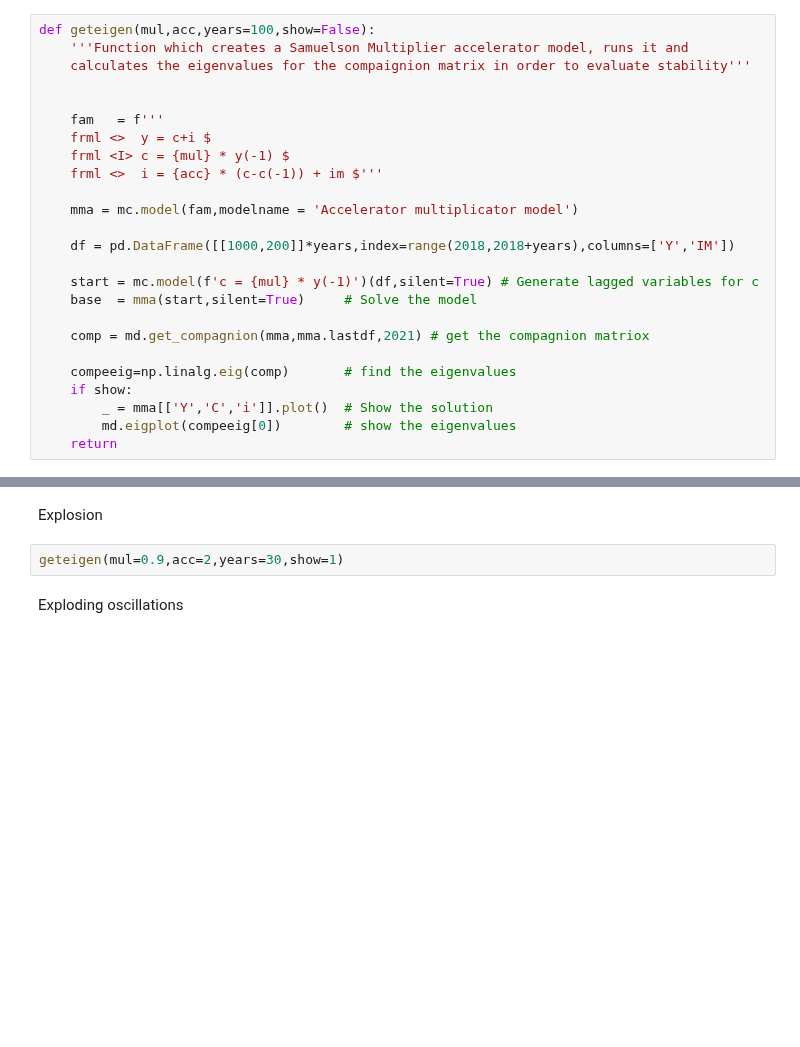
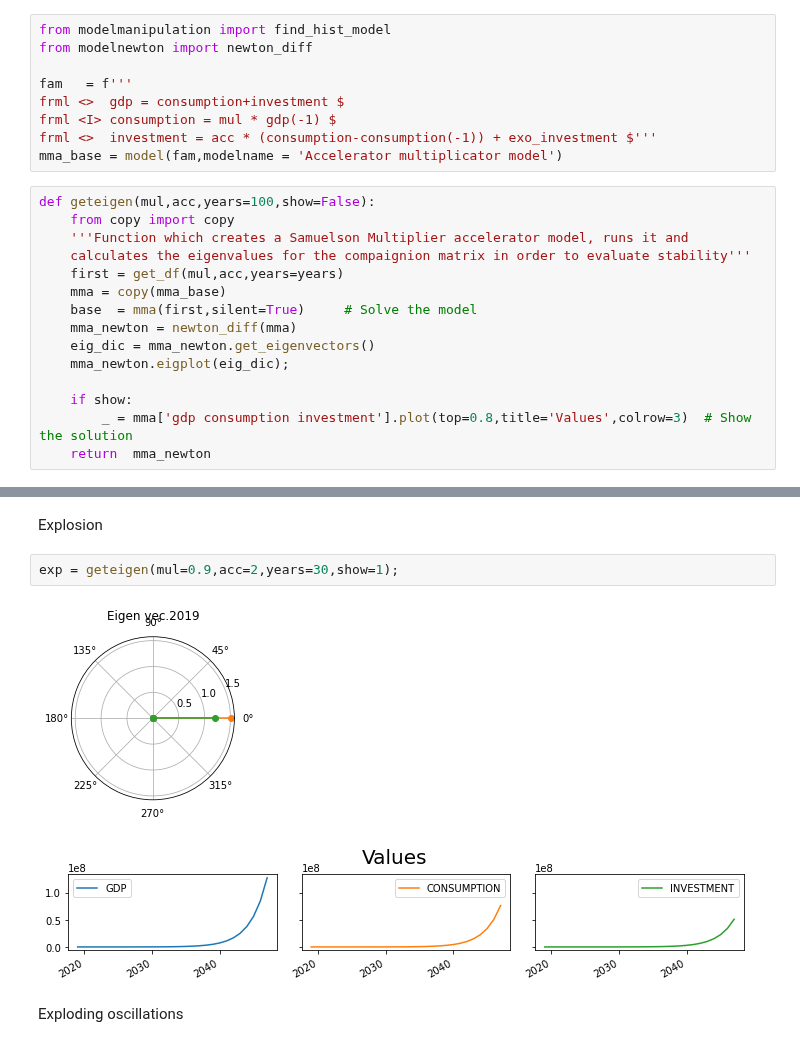
Before and after one commit to IbHansen/Modelflow2, a Jupyter notebook: Examples/ModelFlow features/Differentiation .ipynb, the cells around one changed output, grey strips where cells are left out. Cells and saved outputs as stored; diff of their text form; blank space fills up the shorter version.

```diff
--- a/Examples/ModelFlow features/Differentiation .ipynb
+++ b/Examples/ModelFlow features/Differentiation .ipynb
@@ -92,28 +84,27 @@ md.get_compagnion(mma,mma.lastdf,2018)
+# %%
+from modelmanipulation import find_hist_model
+from modelnewton import newton_diff
+
+fam   = f'''
+frml <>  gdp = consumption+investment $
+frml <I> consumption = mul * gdp(-1) $
+frml <>  investment = acc * (consumption-consumption(-1)) + exo_investment $'''
+mma_base = model(fam,modelname = 'Accelerator multiplicator model')
 # %%
 def geteigen(mul,acc,years=100,show=False):
+    from copy import copy
     '''Function which creates a Samuelson Multiplier accelerator model, runs it and
     calculates the eigenvalues for the compaignion matrix in order to evaluate stability'''
+    first = get_df(mul,acc,years=years)
+    mma = copy(mma_base)
+    base  = mma(first,silent=True)     # Solve the model
+    mma_newton = newton_diff(mma)
+    eig_dic = mma_newton.get_eigenvectors()
+    mma_newton.eigplot(eig_dic);
 
-
-    fam   = f'''
-    frml <>  y = c+i $
-    frml <I> c = {mul} * y(-1) $
-    frml <>  i = {acc} * (c-c(-1)) + im $'''
-
-    mma = mc.model(fam,modelname = 'Accelerator multiplicator model')
-
-    df = pd.DataFrame([[1000,200]]*years,index=range(2018,2018+years),columns=['Y','IM'])
-
-    start = mc.model(f'c = {mul} * y(-1)')(df,silent=True) # Generate lagged variables for c
-    base  = mma(start,silent=True)     # Solve the model
-
-    comp = md.get_compagnion(mma,mma.lastdf,2021) # get the compagnion matriox
-
-    compeeig=np.linalg.eig(comp)       # find the eigenvalues
     if show:
-        _ = mma[['Y','C','i']].plot()  # Show the solution
-        md.eigplot(compeeig[0])        # show the eigenvalues
-    return
+        _ = mma['gdp consumption investment'].plot(top=0.8,title='Values',colrow=3)  # Show the solution
+    return  mma_newton
 # %% [markdown]
 Stability
 # %%
@@ -121,7 +115,10 @@ geteigen(mul=0.5,acc=0,years=30,show=1)
 # %% [markdown]
 Explosion
 # %%
-geteigen(mul=0.9,acc=2,years=30,show=1)
+exp = geteigen(mul=0.9,acc=2,years=30,show=1);
+# %% [output]
+[figure, added]
+[figure, added]
 # %% [markdown]
 Exploding oscillations
 # %%
```
Also changed, not shown: parts of 14 cells of this notebook, 1 other file.
